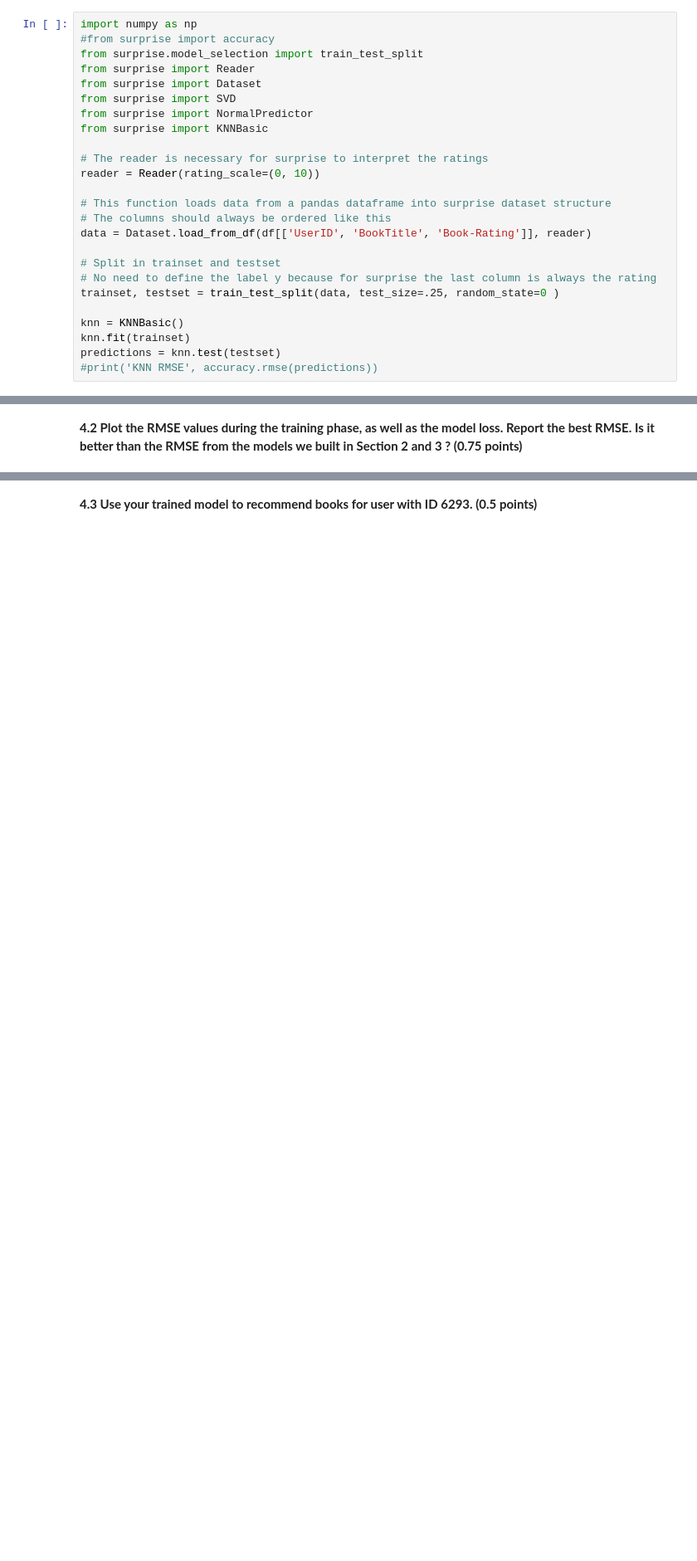
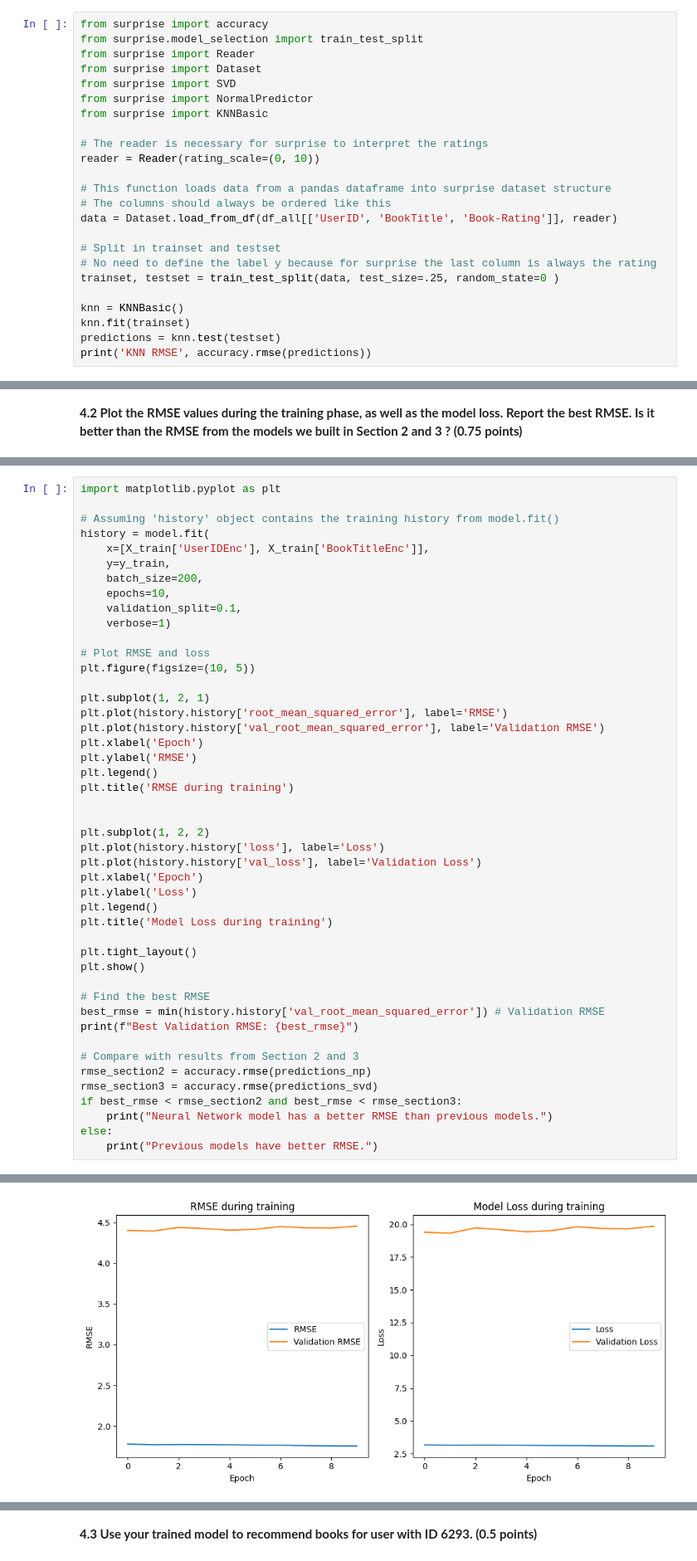
Before and after one commit to Sulaiman29/BDA_HW4, a Jupyter notebook: Copy_of_BDA2025Spring_HW4.ipynb, the cells around one changed output, grey strips where cells are left out. Shown: that part at 83% size. Saved outputs shown, nothing was run; the diff lists cells and outputs as text; blank space fills up the shorter version.

```diff
--- a/Copy_of_BDA2025Spring_HW4.ipynb
+++ b/Copy_of_BDA2025Spring_HW4.ipynb
@@ -437,6 +432,5 @@ Requirement already satisfied: scipy>=1.6.0 in /usr/local/lib/python3.11/dist-pa
 # %%
-import numpy as np
-#from surprise import accuracy
+from surprise import accuracy
 from surprise.model_selection import train_test_split
 from surprise import Reader
 from surprise import Dataset
@@ -449,7 +443,7 @@ reader = Reader(rating_scale=(0, 10))
 
 # This function loads data from a pandas dataframe into surprise dataset structure
 # The columns should always be ordered like this
-data = Dataset.load_from_df(df[['UserID', 'BookTitle', 'Book-Rating']], reader)
+data = Dataset.load_from_df(df_all[['UserID', 'BookTitle', 'Book-Rating']], reader)
 
 # Split in trainset and testset
 # No need to define the label y because for surprise the last column is always the rating
@@ -458,5 +452,5 @@ trainset, testset = train_test_split(data, test_size=.25, random_state=0 )
 knn = KNNBasic()
 knn.fit(trainset)
 predictions = knn.test(testset)
-#print('KNN RMSE', accuracy.rmse(predictions))
+print('KNN RMSE', accuracy.rmse(predictions))
 # %% [output]
@@ -527,0 +578,47 @@ from keras.optimizers import Adam
+# %%
+import matplotlib.pyplot as plt
+
+# Assuming 'history' object contains the training history from model.fit()
+history = model.fit(
+    x=[X_train['UserIDEnc'], X_train['BookTitleEnc']],
+    y=y_train,
+    batch_size=200,
+    epochs=10,
+    validation_split=0.1,
+    verbose=1)
+
+# Plot RMSE and loss
+plt.figure(figsize=(10, 5))
+
+plt.subplot(1, 2, 1)
+plt.plot(history.history['root_mean_squared_error'], label='RMSE')
+plt.plot(history.history['val_root_mean_squared_error'], label='Validation RMSE')
+plt.xlabel('Epoch')
+plt.ylabel('RMSE')
+plt.legend()
+plt.title('RMSE during training')
+
+
+plt.subplot(1, 2, 2)
+plt.plot(history.history['loss'], label='Loss')
+plt.plot(history.history['val_loss'], label='Validation Loss')
+plt.xlabel('Epoch')
+plt.ylabel('Loss')
+plt.legend()
+plt.title('Model Loss during training')
+
+plt.tight_layout()
+plt.show()
+
+# Find the best RMSE
+best_rmse = min(history.history['val_root_mean_squared_error']) # Validation RMSE
+print(f"Best Validation RMSE: {best_rmse}")
+
+# Compare with results from Section 2 and 3
+rmse_section2 = accuracy.rmse(predictions_np)
+rmse_section3 = accuracy.rmse(predictions_svd)
+if best_rmse < rmse_section2 and best_rmse < rmse_section3:
+    print("Neural Network model has a better RMSE than previous models.")
+else:
+    print("Previous models have better RMSE.")
+# %% [output]
@@ -527,0 +645 @@ from keras.optimizers import Adam
+[figure, added]
```
Also changed, not shown: parts of 14 cells of this notebook.
